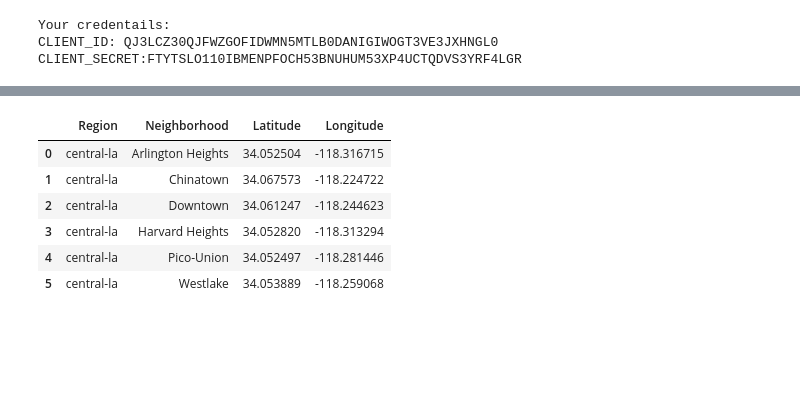
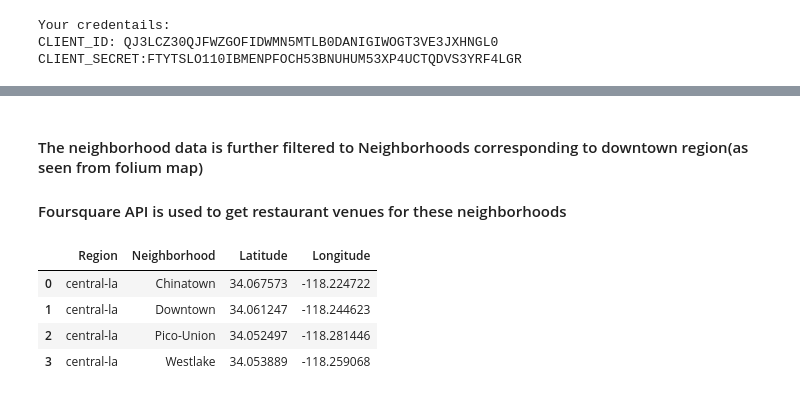
Before and after one commit to roopashree88/BattleofNeighborhoods, a Jupyter notebook: capstone project.ipynb, the cells around one changed output, grey strips where cells are left out. Cells and saved outputs as stored; diff of their text form; code cells hidden in the pictures; blank space fills up the shorter version.

```diff
--- a/capstone project.ipynb
+++ b/capstone project.ipynb
@@ -288,20 +278,22 @@ def get_venue(neighborlist,inputlatlist,inputlonglist):
  La_venues
 
  return (La_venues)
+# %% [markdown]
+#### The neighborhood data is further filtered to Neighborhoods corresponding to downtown region(as seen from folium  map)
+
+#### Foursquare API is used to get restaurant venues for these neighborhoods
 # %%
-central_LA_filtered=central_LA[central_LA['Neighborhood'].isin(['Downtown','Chinatown','Westlake','Pico-Union','Arlington Heights','Harvard Heights'])].reset_index(drop=True)
+central_LA_filtered=central_LA[central_LA['Neighborhood'].isin(['Downtown','Chinatown','Westlake','Pico-Union'])].reset_index(drop=True)
 
-#or (central_LA['Neighborhood']=='Chinatown')
+
 
 central_LA_filtered
 # %% [output]
 |  | Region | Neighborhood | Latitude | Longitude |
-| 0 | central-la | Arlington Heights | 34.052504 | -118.316715 |
-| 1 | central-la | Chinatown | 34.067573 | -118.224722 |
-| 2 | central-la | Downtown | 34.061247 | -118.244623 |
-| 3 | central-la | Harvard Heights | 34.052820 | -118.313294 |
-| 4 | central-la | Pico-Union | 34.052497 | -118.281446 |
-| 5 | central-la | Westlake | 34.053889 | -118.259068 |
+| 0 | central-la | Chinatown | 34.067573 | -118.224722 |
+| 1 | central-la | Downtown | 34.061247 | -118.244623 |
+| 2 | central-la | Pico-Union | 34.052497 | -118.281446 |
+| 3 | central-la | Westlake | 34.053889 | -118.259068 |
 # %%
 central_la_venues = get_venue(neighborlist=central_LA_filtered['Neighborhood'],
                                    inputlatlist=central_LA_filtered['Latitude'],
```
Also changed, not shown: parts of 35 cells of this notebook.
